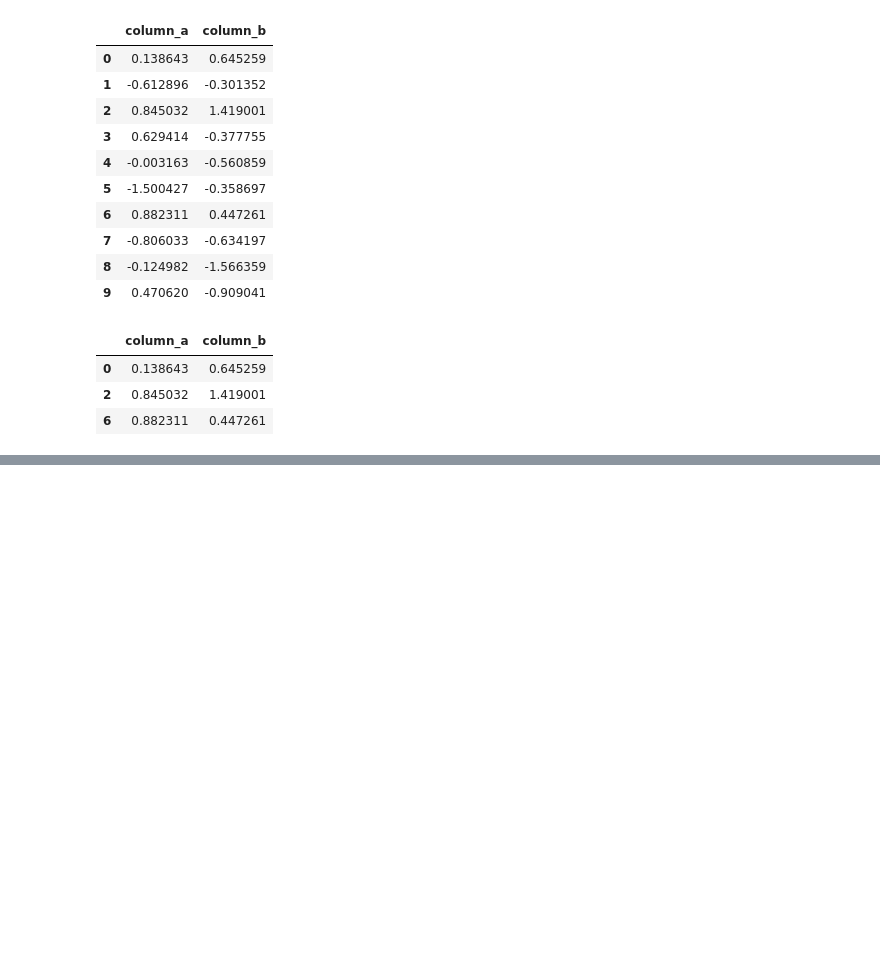
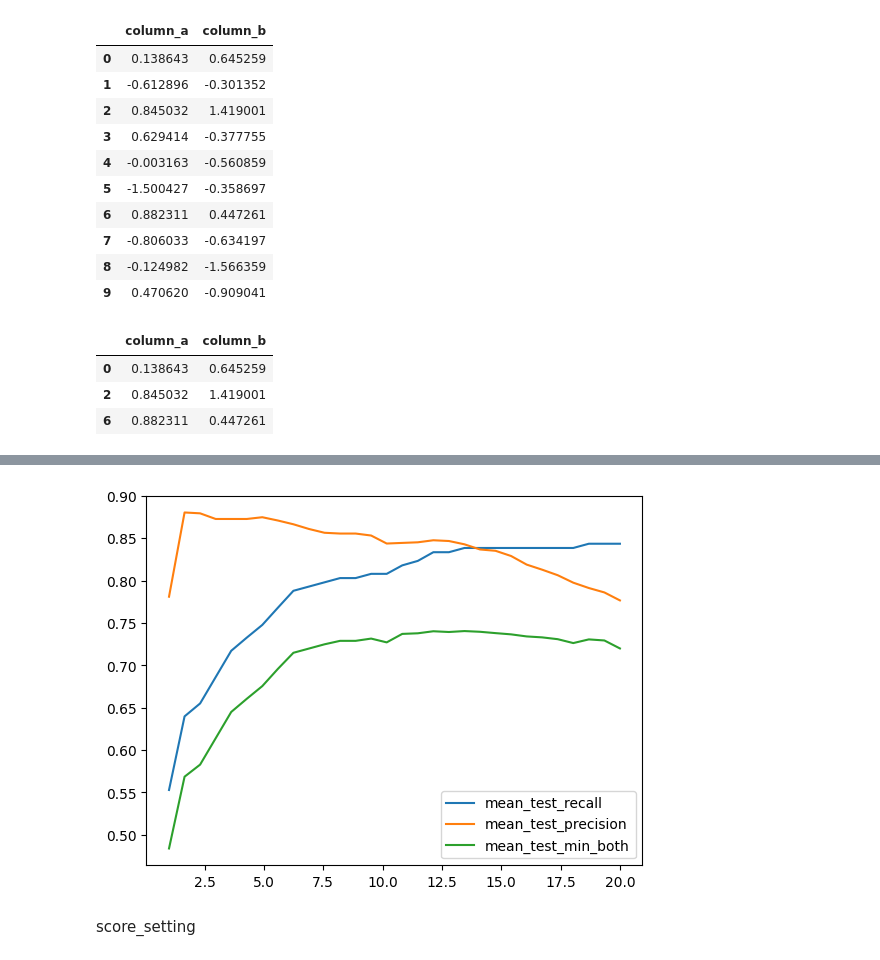
Before and after one commit to Yaxin12/Text-Mining, a Jupyter notebook: Calmcode/Calmcode5.ipynb, the cells around one changed output, grey strips where cells are left out. Saved outputs shown, nothing was run; the diff lists cells and outputs as text; code cells hidden in the pictures; blank space fills up the shorter version.

```diff
--- a/Calmcode/Calmcode5.ipynb
+++ b/Calmcode/Calmcode5.ipynb
@@ -127,0 +258,11 @@ df.loc[lambda d: d['column_b'] > 0]
+# %%
+df = pd.DataFrame(grid.cv_results_)
+for score in ['mean_test_recall', 'mean_test_precision', 'mean_test_min_both']:
+    plt.plot([_[1] for _ in df['param_class_weight']],
+             df[score],
+             label=score)
+plt.legend();
+# %% [output]
+[figure, added]
+# %% [markdown]
+score_setting
```
Also changed, not shown: parts of 20 cells of this notebook.
